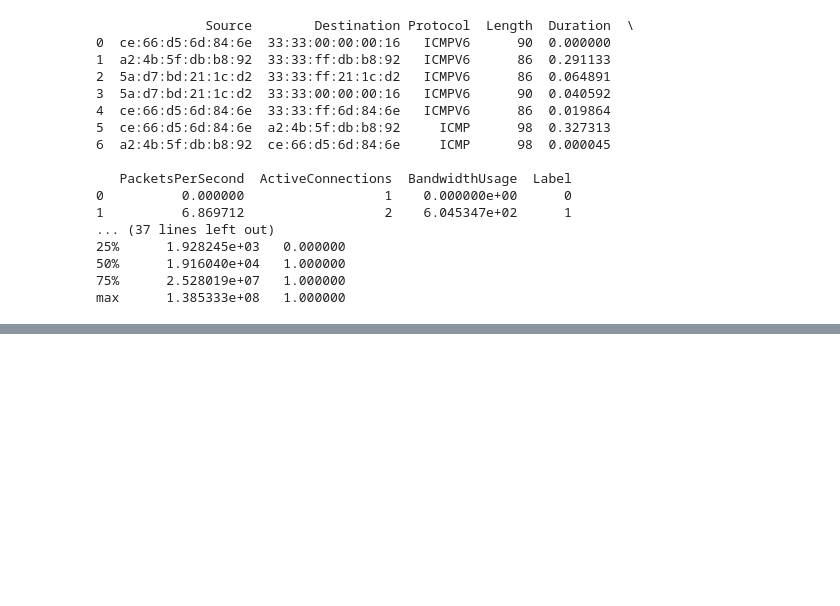
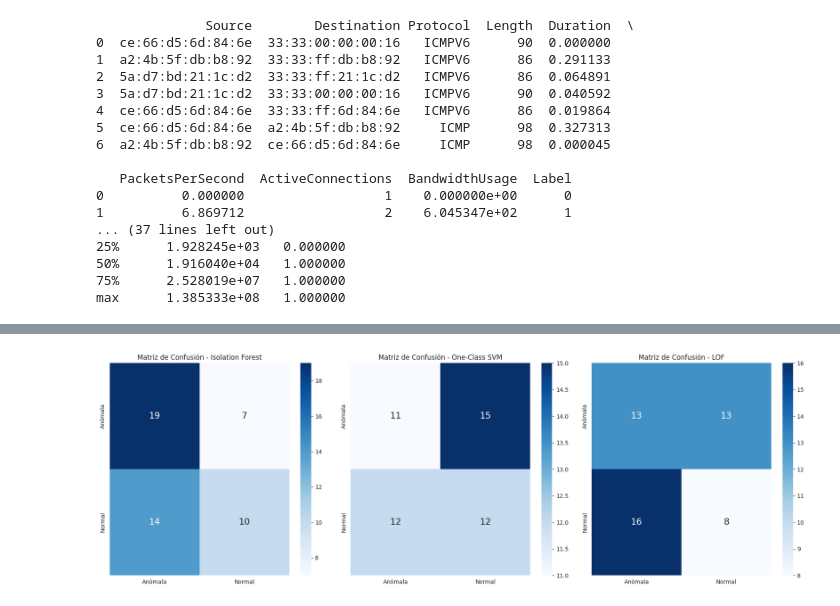
Before and after one commit to David32443/Simulacion_AlgoritmosML, a Jupyter notebook: analisis.ipynb, the cells around one changed output, grey strips where cells are left out. Cells and saved outputs as stored; diff of their text form; code cells hidden in the pictures; blank space fills up the shorter version.

```diff
--- a/analisis.ipynb
+++ b/analisis.ipynb
@@ -1133,0 +1409,37 @@ for criterion in criteria:
+# %%
+import matplotlib.pyplot as plt
+import seaborn as sns
+import numpy as np
+
+# Datos para las matrices de confusión
+conf_matrix1 = np.array([[19, 7], [14, 10]])
+conf_matrix2 = np.array([[11, 15], [12, 12]])
+conf_matrix3 = np.array([[13, 13], [16, 8]])
+
+# Configurar el tamaño de la figura
+fig, axes = plt.subplots(1, 3, figsize=(18, 6))
+
+# Etiquetas
+labels = ['Anómala', 'Normal']
+
+# Crear las matrices de confusión
+sns.heatmap(conf_matrix1, annot=True, fmt='d', cmap='Blues', ax=axes[0],
+            xticklabels=labels, yticklabels=labels,
+            annot_kws={"size": 16})  # Aumenta el tamaño de los números
+axes[0].set_title('Matriz de Confusión - Isolation Forest')
+
+sns.heatmap(conf_matrix2, annot=True, fmt='d', cmap='Blues', ax=axes[1],
+            xticklabels=labels, yticklabels=labels,
+            annot_kws={"size": 16})  # Aumenta el tamaño de los números
+axes[1].set_title('Matriz de Confusión - One-Class SVM')
+
+sns.heatmap(conf_matrix3, annot=True, fmt='d', cmap='Blues', ax=axes[2],
+            xticklabels=labels, yticklabels=labels,
+            annot_kws={"size": 16})  # Aumenta el tamaño de los números
+axes[2].set_title('Matriz de Confusión - LOF')
+
+# Ajustar el diseño
+plt.tight_layout()
+plt.show()
+# %% [output]
+[figure, added]
```
Also changed, not shown: parts of 32 cells of this notebook, 1 other file.
